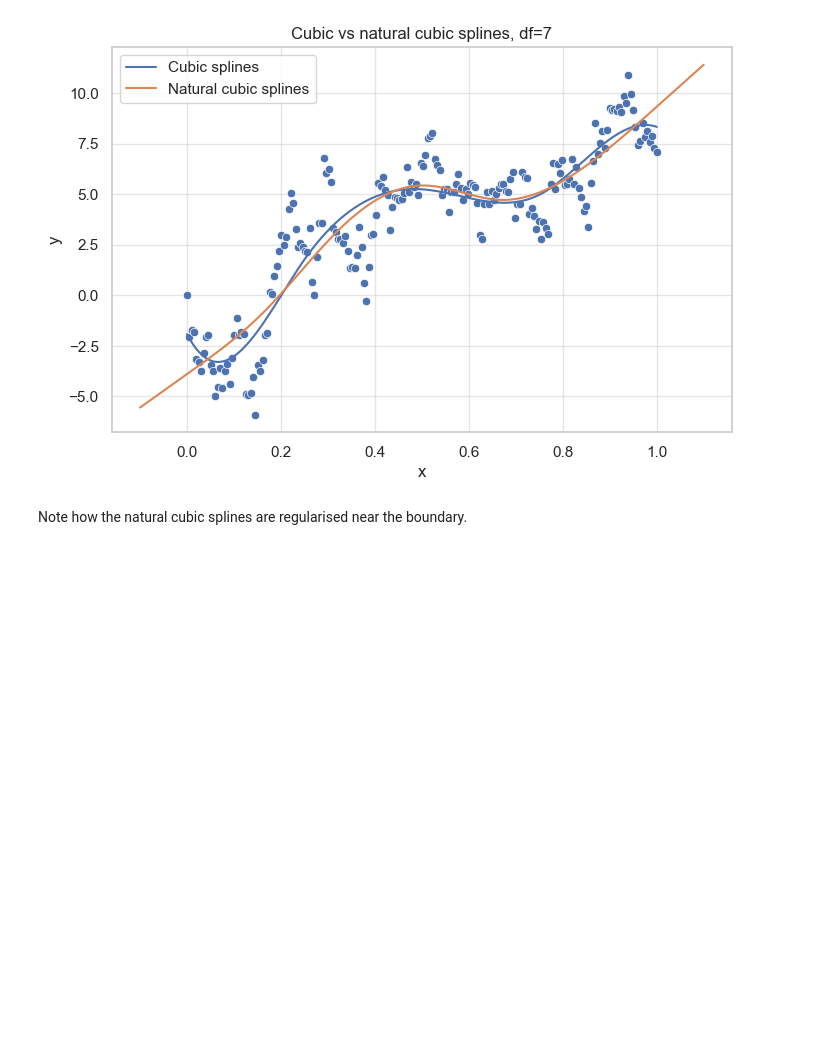
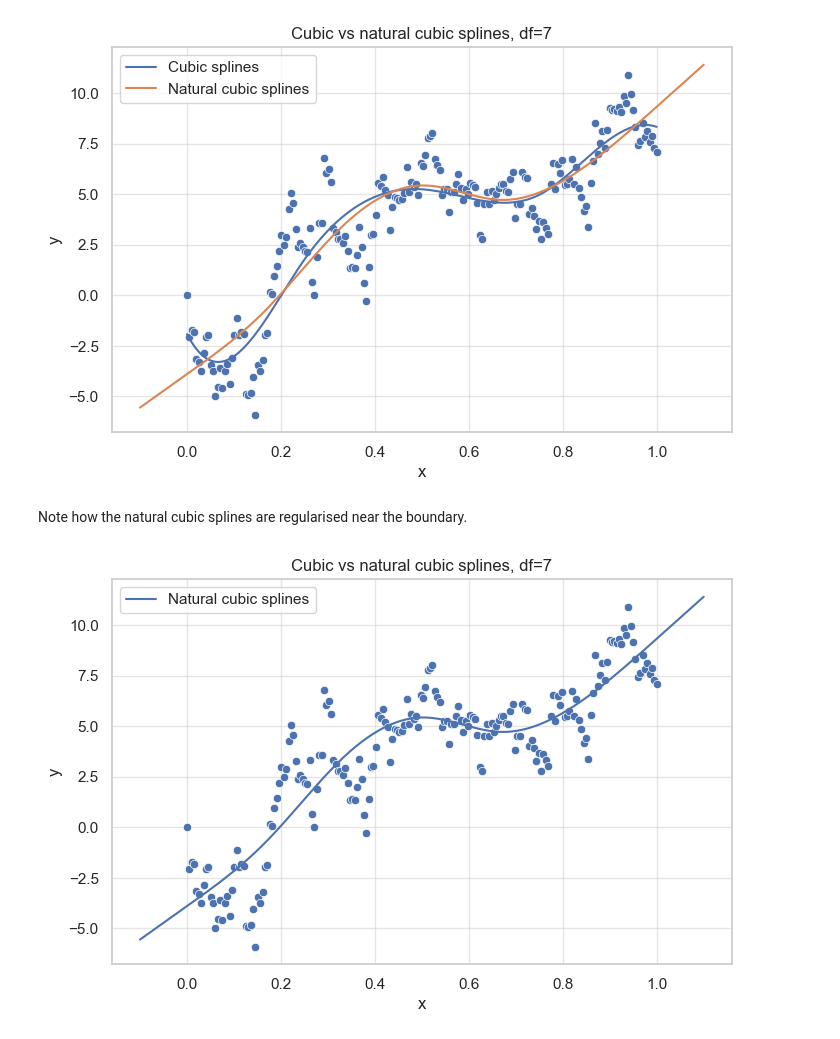
Before and after one commit to chris-leonard/elements-of-statistical-learning, a Jupyter notebook: chapter-8/splines.ipynb, the cells around one changed output. Saved outputs shown, nothing was run; the diff lists cells and outputs as text; code cells hidden in the pictures; blank space fills up the shorter version.

```diff
--- a/chapter-8/splines.ipynb
+++ b/chapter-8/splines.ipynb
@@ -458,3 +459,20 @@ ax.legend();
 [figure]
 # %% [markdown]
 Note how the natural cubic splines are regularised near the boundary.
+# %%
+X_nat = dmatrix("cr(x, df=7) - 1", {"x": x})
+
+fig, ax = plt.subplots(figsize=(8, 5))
+
+sns.scatterplot(sample_data, x="x", y="y", ax=ax)
+
+# extend to show extrapolation
+x_pred = np.linspace(-0.1, 1.1, 200)
+y_nat_pred = fit_predict_from_dmatrix(X_nat, y, x_pred)
+ax.plot(x_pred, y_nat_pred, label="Natural cubic splines")
+
+
+ax.set(title="Cubic vs natural cubic splines, df=7")
+ax.legend();
+# %% [output]
+[figure, added]
```
Also changed, not shown: parts of 33 cells of this notebook, 2 other files.
